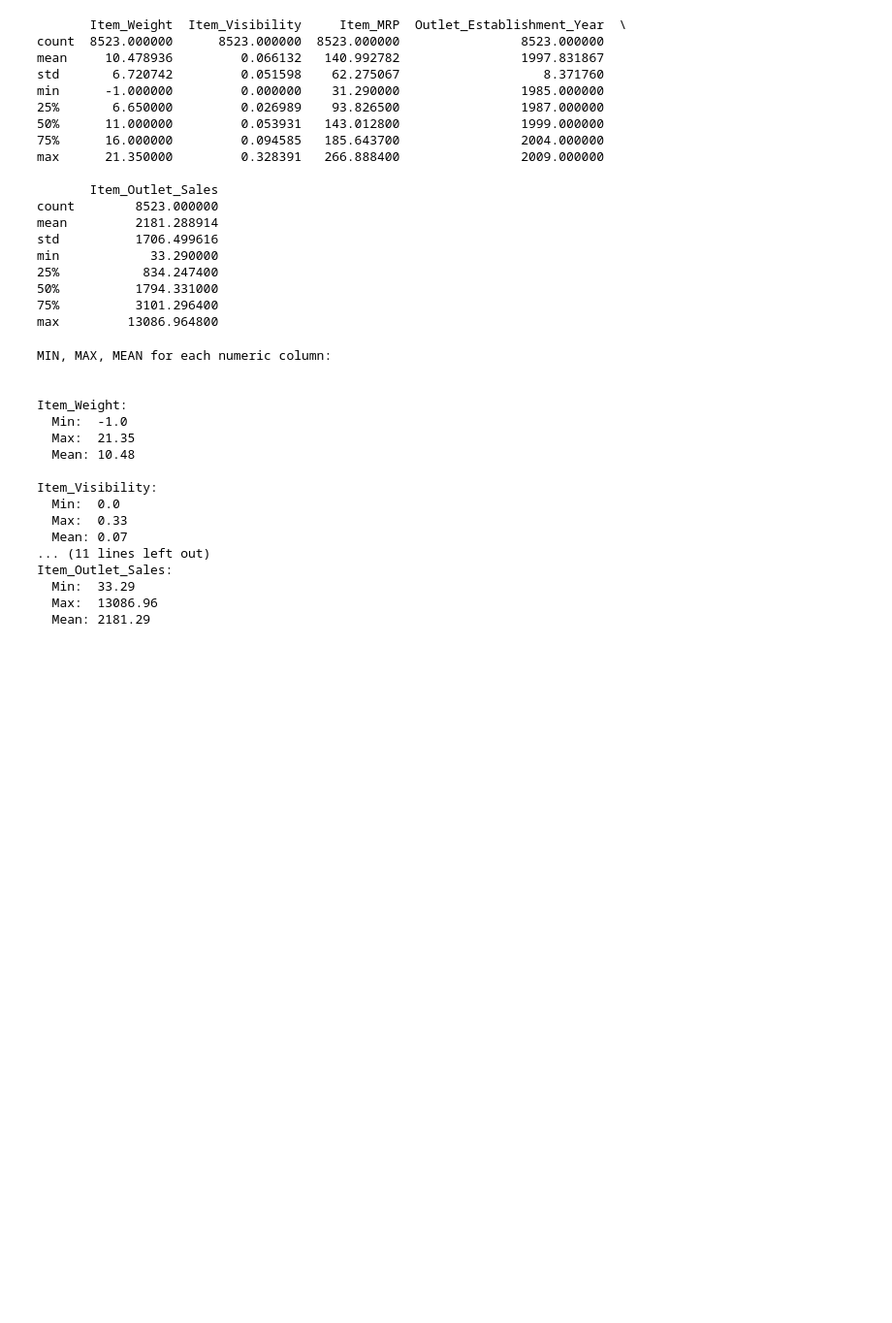
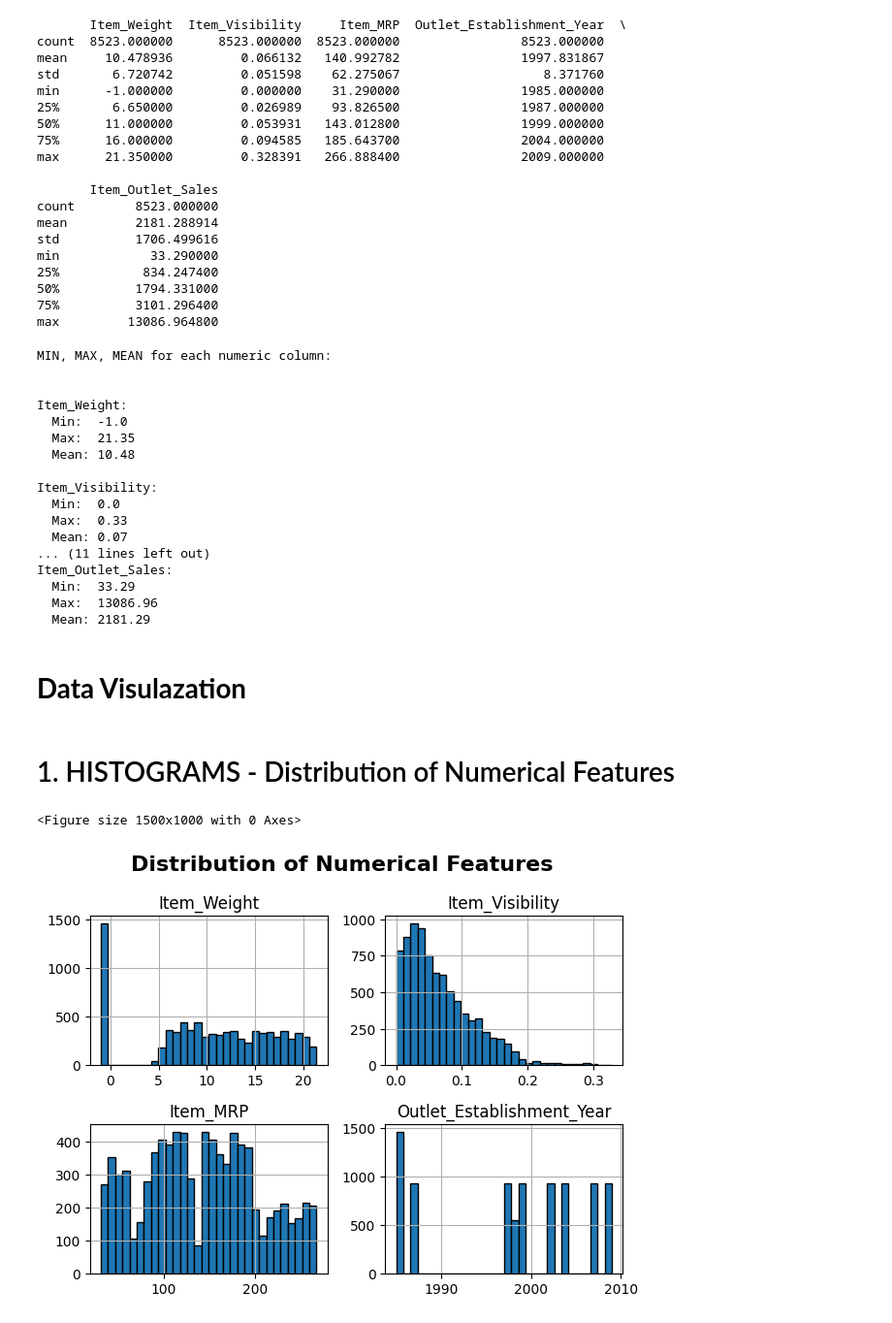
Before and after one commit to Afnankh00/Prediction-of-Product-Sales, a Jupyter notebook: Prediction_of_Product_Sales.ipynb, the cells around one changed output. Shown at 97% size. Drawn from its saved outputs; the diff is of its cells as text; code cells hidden in the pictures; blank space fills up the shorter version.

```diff
--- a/Prediction_of_Product_Sales.ipynb
+++ b/Prediction_of_Product_Sales.ipynb
@@ -290,3 +290,5 @@ Item_Outlet_Sales:
   Min:  33.29
   Max:  13086.96
   Mean: 2181.29
+# %% [markdown]
+# **Data Visulazation**
@@ -292,0 +299,14 @@ Item_Outlet_Sales:
+# %% [markdown]
+# 1. HISTOGRAMS - Distribution of Numerical Features
+# %%
+plot_df = df.copy()
+plt.figure(figsize=(15, 10))
+plot_df[['Item_Weight', 'Item_Visibility', 'Item_MRP', 'Outlet_Establishment_Year']].hist(
+    bins=30,
+    edgecolor='black', )
+plt.suptitle('Distribution of Numerical Features', fontsize=16, fontweight='bold')
+plt.tight_layout()
+plt.show()
+# %% [output]
+<Figure size 1500x1000 with 0 Axes>
+[figure, added]
```
Also changed, not shown: parts of 7 cells of this notebook.
